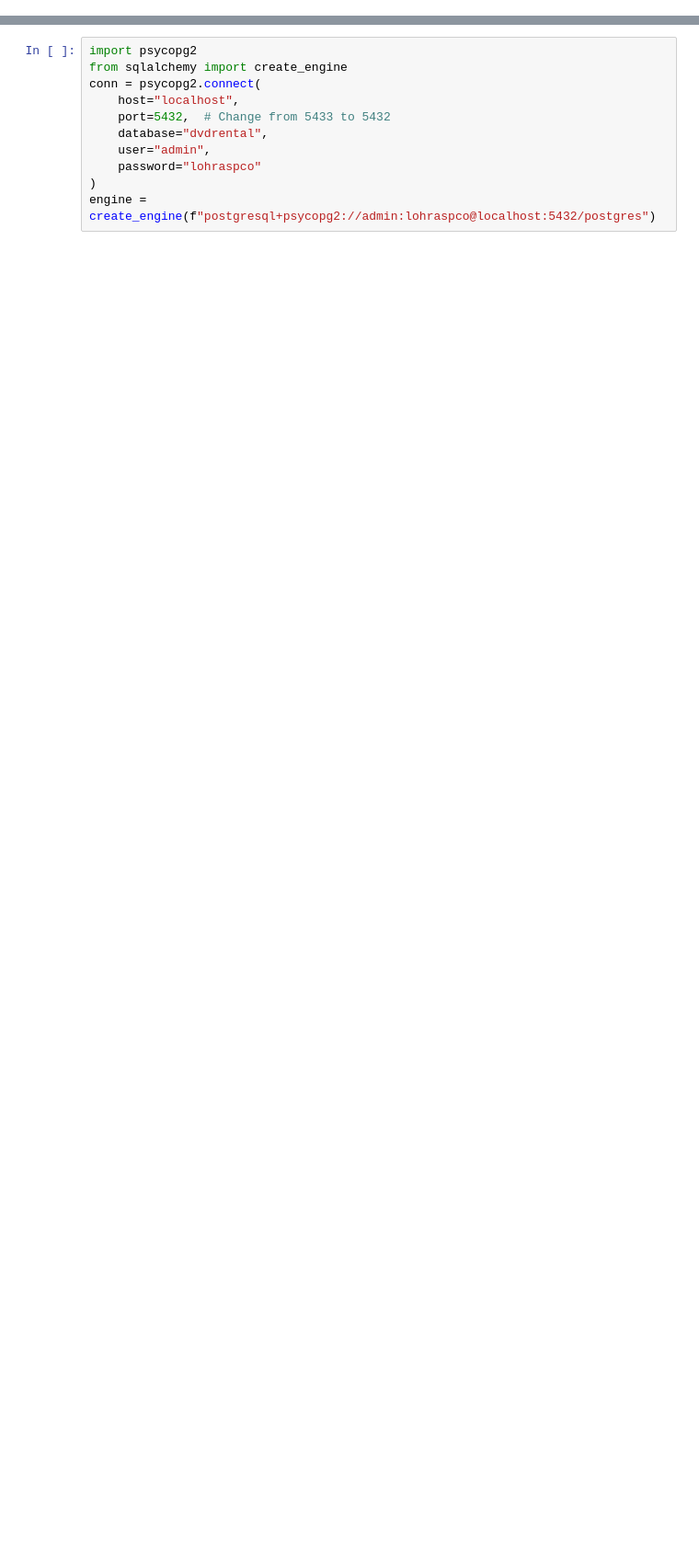
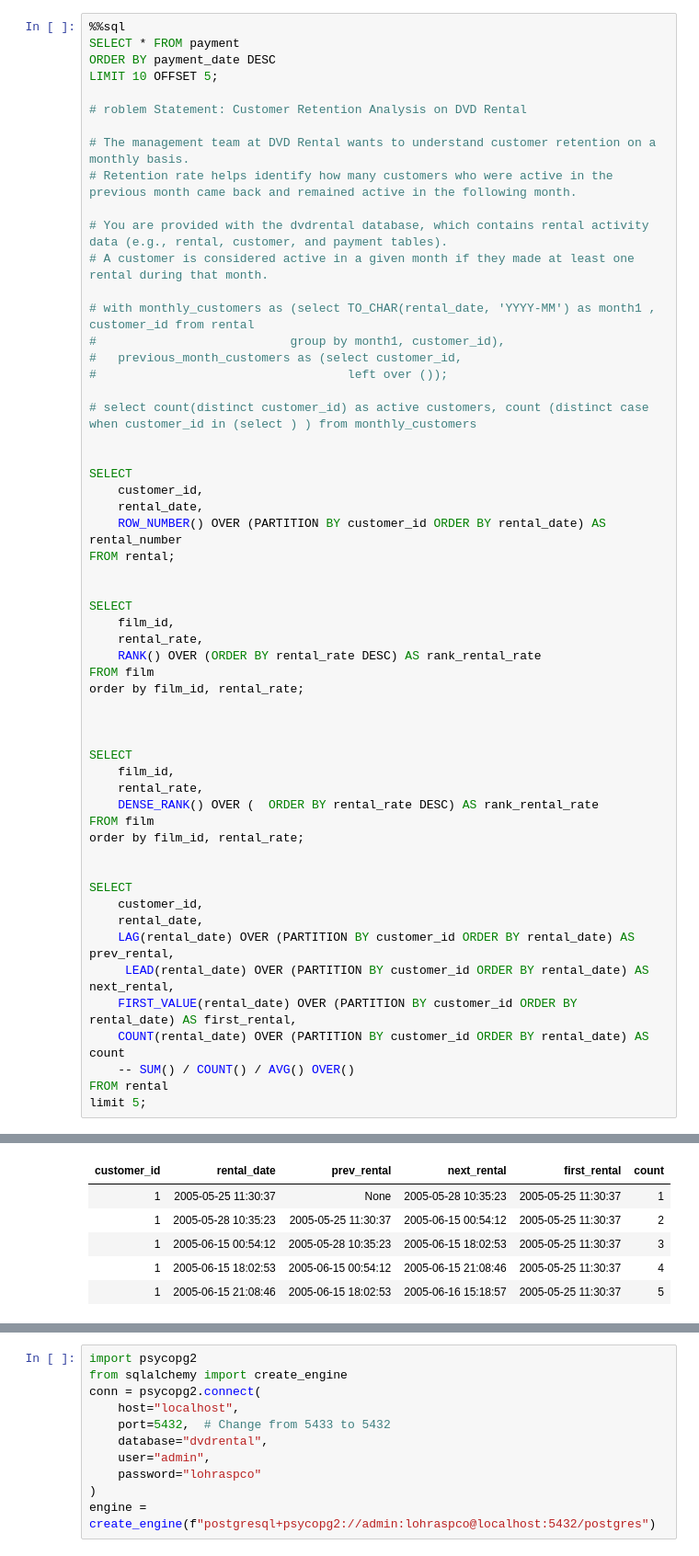
Before and after one commit to lohraspco/data-science, a Jupyter notebook: SQL/sql_codes.ipynb, the cells around one changed output, grey strips where cells are left out. Shown at 92% size. Saved outputs shown, nothing was run; the diff lists cells and outputs as text; blank space fills up the shorter version.

```diff
--- a/SQL/sql_codes.ipynb
+++ b/SQL/sql_codes.ipynb
@@ -0,0 +22,57 @@
+# %%
+%%sql
+SELECT * FROM payment
+ORDER BY payment_date DESC
+LIMIT 10 OFFSET 5;
+
+# roblem Statement: Customer Retention Analysis on DVD Rental
+
+# The management team at DVD Rental wants to understand customer retention on a monthly basis.
+# Retention rate helps identify how many customers who were active in the previous month came back and remained active in the following month.
+
+# You are provided with the dvdrental database, which contains rental activity data (e.g., rental, customer, and payment tables).
+# A customer is considered active in a given month if they made at least one rental during that month.
+
+# with monthly_customers as (select TO_CHAR(rental_date, 'YYYY-MM') as month1 , customer_id from rental
+# 							group by month1, customer_id),
+# 	previous_month_customers as (select customer_id,
+# 									left over ());
+
+# select count(distinct customer_id) as active customers, count (distinct case when customer_id in (select ) ) from monthly_customers
+
+
+SELECT
+    customer_id,
+    rental_date,
+    ROW_NUMBER() OVER (PARTITION BY customer_id ORDER BY rental_date) AS rental_number
+FROM rental;
+
+
+SELECT
+    film_id,
+    rental_rate,
+    RANK() OVER (ORDER BY rental_rate DESC) AS rank_rental_rate
+FROM film
+order by film_id, rental_rate;
+
+
+
+SELECT
+    film_id,
+    rental_rate,
+    DENSE_RANK() OVER (  ORDER BY rental_rate DESC) AS rank_rental_rate
+FROM film
+order by film_id, rental_rate;
+
+
+SELECT
+    customer_id,
+    rental_date,
+    LAG(rental_date) OVER (PARTITION BY customer_id ORDER BY rental_date) AS prev_rental,
+	 LEAD(rental_date) OVER (PARTITION BY customer_id ORDER BY rental_date) AS next_rental,
+    FIRST_VALUE(rental_date) OVER (PARTITION BY customer_id ORDER BY rental_date) AS first_rental,
+    COUNT(rental_date) OVER (PARTITION BY customer_id ORDER BY rental_date) AS count
+	-- SUM() / COUNT() / AVG() OVER()
+FROM rental
+limit 5;
+# %% [output]
@@ -0,0 +85,6 @@
+| customer_id | rental_date | prev_rental | next_rental | first_rental | count |
+| 1 | 2005-05-25 11:30:37 | None | 2005-05-28 10:35:23 | 2005-05-25 11:30:37 | 1 |
+| 1 | 2005-05-28 10:35:23 | 2005-05-25 11:30:37 | 2005-06-15 00:54:12 | 2005-05-25 11:30:37 | 2 |
+| 1 | 2005-06-15 00:54:12 | 2005-05-28 10:35:23 | 2005-06-15 18:02:53 | 2005-05-25 11:30:37 | 3 |
+| 1 | 2005-06-15 18:02:53 | 2005-06-15 00:54:12 | 2005-06-15 21:08:46 | 2005-05-25 11:30:37 | 4 |
+| 1 | 2005-06-15 21:08:46 | 2005-06-15 18:02:53 | 2005-06-16 15:18:57 | 2005-05-25 11:30:37 | 5 |
```
Also changed, not shown: parts of 49 cells of this notebook, 3 other files.
